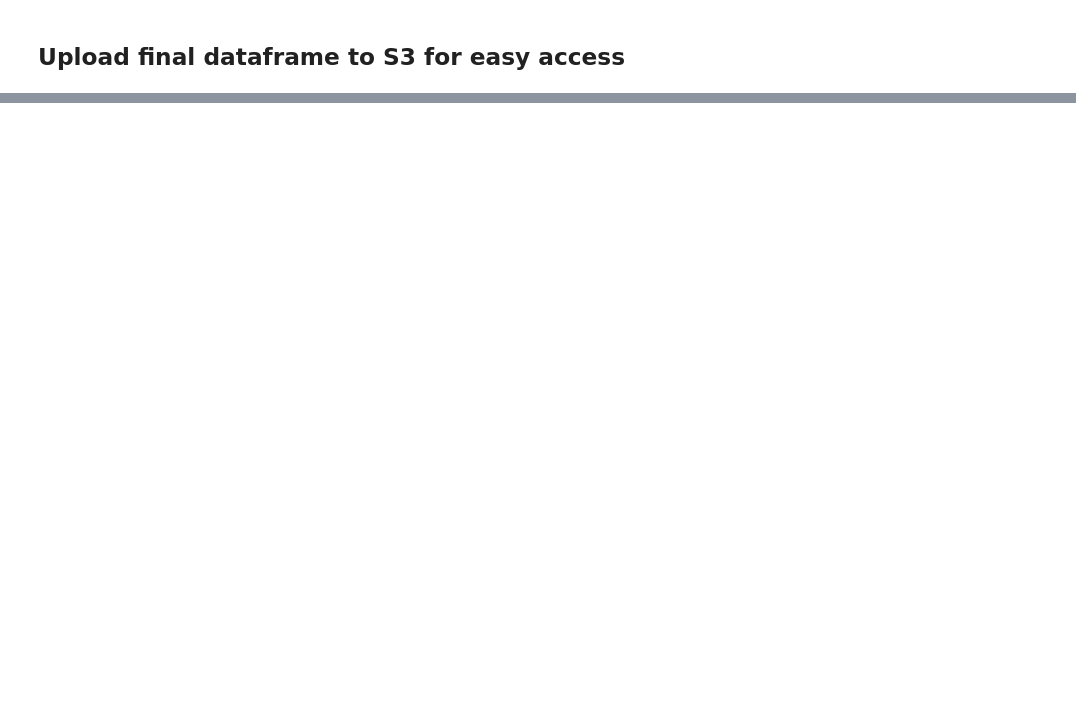
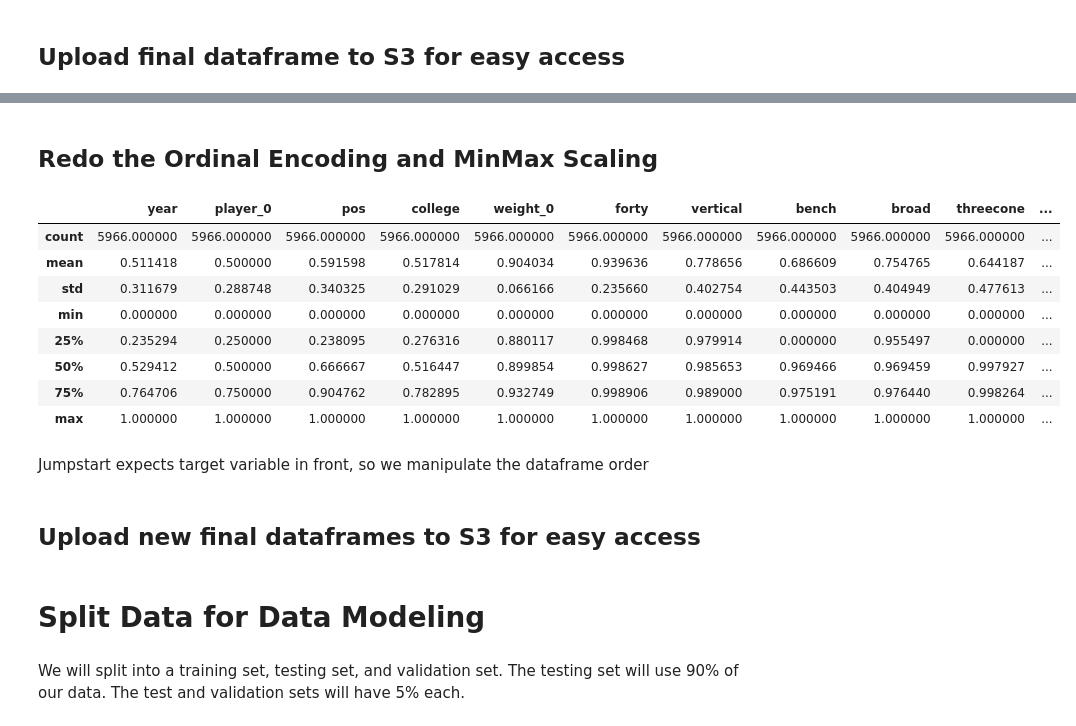
Before and after one commit to Lennyj89/ADS508, a Jupyter notebook: FinalProject.ipynb, the cells around one changed output, grey strips where cells are left out. Cells and saved outputs as stored; diff of their text form; code cells hidden in the pictures; blank space fills up the shorter version.

```diff
--- a/FinalProject.ipynb
+++ b/FinalProject.ipynb
@@ -451,0 +478,3 @@ to_s3(bucket, "cleanedData.csv", csv_buffer.getvalue())
+# %%
+#We will use data from 2000 to 2021 for our analysis
+final_df = pre_final_df[pre_final_df['year'] < 2022]
@@ -451,0 +486,5 @@ to_s3(bucket, "cleanedData.csv", csv_buffer.getvalue())
+# %%
+final_df['side'].fillna('XX', inplace=True)
+final_df['team_1'].fillna('XX', inplace=True)
+final_df.fillna(-999, inplace=True)
+final_df.head()
@@ -451,0 +498,26 @@ to_s3(bucket, "cleanedData.csv", csv_buffer.getvalue())
+# %% [markdown]
+## Redo the Ordinal Encoding and MinMax Scaling
+# %%
+label_encoder = LabelEncoder()
+final_df['player_0'] = label_encoder.fit_transform(final_df['player_0'])
+final_df['pos'] = label_encoder.fit_transform(final_df['pos'])
+final_df['college'] = label_encoder.fit_transform(final_df['college'])
+final_df['side'] = label_encoder.fit_transform(final_df['side'])
+final_df['team_1'] = label_encoder.fit_transform(final_df['team_1'])
+# %%
+scaler = MinMaxScaler()
+final_df.loc[:,~final_df.columns.isin(['overall'])] = scaler.fit_transform(final_df.loc[:,~final_df.columns.isin(['overall'])])
+# %%
+final_df.describe()
+# %% [output]
+|  | year | player_0 | pos | college | weight_0 | forty | vertical | bench | broad | threecone | ... |
+| count | 5966.000000 | 5966.000000 | 5966.000000 | 5966.000000 | 5966.000000 | 5966.000000 | 5966.000000 | 5966.000000 | 5966.000000 | 5966.000000 | ... |
+| mean | 0.511418 | 0.500000 | 0.591598 | 0.517814 | 0.904034 | 0.939636 | 0.778656 | 0.686609 | 0.754765 | 0.644187 | ... |
+| std | 0.311679 | 0.288748 | 0.340325 | 0.291029 | 0.066166 | 0.235660 | 0.402754 | 0.443503 | 0.404949 | 0.477613 | ... |
+| min | 0.000000 | 0.000000 | 0.000000 | 0.000000 | 0.000000 | 0.000000 | 0.000000 | 0.000000 | 0.000000 | 0.000000 | ... |
+| 25% | 0.235294 | 0.250000 | 0.238095 | 0.276316 | 0.880117 | 0.998468 | 0.979914 | 0.000000 | 0.955497 | 0.000000 | ... |
+| 50% | 0.529412 | 0.500000 | 0.666667 | 0.516447 | 0.899854 | 0.998627 | 0.985653 | 0.969466 | 0.969459 | 0.997927 | ... |
+| 75% | 0.764706 | 0.750000 | 0.904762 | 0.782895 | 0.932749 | 0.998906 | 0.989000 | 0.975191 | 0.976440 | 0.998264 | ... |
+| max | 1.000000 | 1.000000 | 1.000000 | 1.000000 | 1.000000 | 1.000000 | 1.000000 | 1.000000 | 1.000000 | 1.000000 | ... |
+# %% [markdown]
+Jumpstart expects target variable in front, so we manipulate the dataframe order
@@ -451,0 +532,2 @@ to_s3(bucket, "cleanedData.csv", csv_buffer.getvalue())
+# %% [markdown]
+## Upload new final dataframes to S3 for easy access
@@ -451,0 +542,4 @@ to_s3(bucket, "cleanedData.csv", csv_buffer.getvalue())
+# %% [markdown]
+# Split Data for Data Modeling
+# %% [markdown]
+We will split into a training set, testing set, and validation set.  The testing set will use 90% of our data.  The test and validation sets will have 5% each.
```
Also changed, not shown: parts of 26 cells of this notebook, 2 other files.
